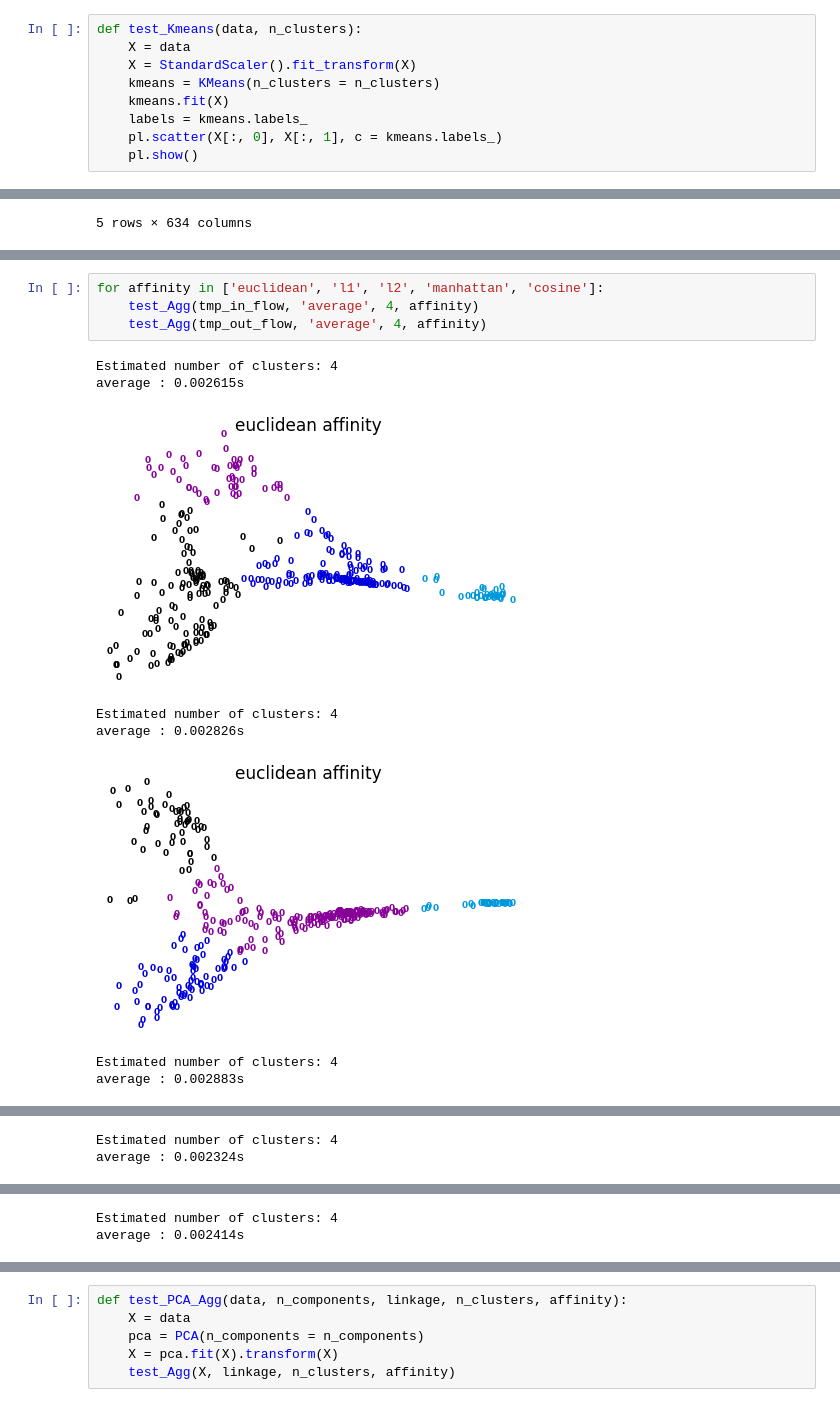
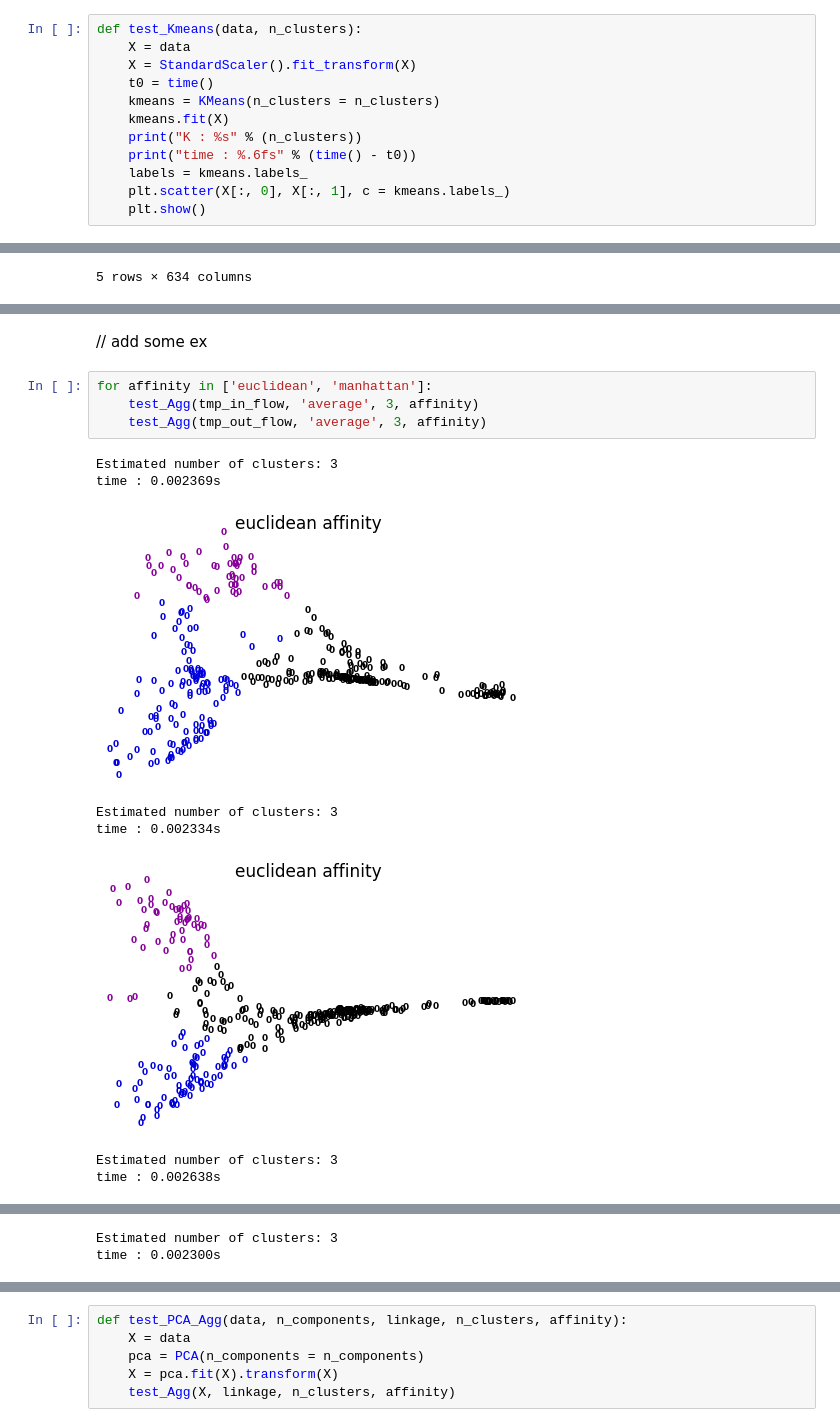
Before and after one commit to ss8651twtw/Data-Mining, a Jupyter notebook: hw2/Group3 hw2 0416077.ipynb, the cells around one changed output, grey strips where cells are left out. Cells and saved outputs as stored; diff of their text form.

```diff
--- a/hw2/Group3 hw2 0416077.ipynb
+++ b/hw2/Group3 hw2 0416077.ipynb
@@ -129,8 +133,11 @@ The algorithm has a loose relationship to the k-nearest neighbor classifier, a p
 def test_Kmeans(data, n_clusters):
     X = data
     X = StandardScaler().fit_transform(X)
+    t0 = time()
     kmeans = KMeans(n_clusters = n_clusters)
     kmeans.fit(X)
+    print("K : %s" % (n_clusters))
+    print("time : %.6fs" % (time() - t0))
     labels = kmeans.labels_
-    pl.scatter(X[:, 0], X[:, 1], c = kmeans.labels_)
-    pl.show()
+    plt.scatter(X[:, 0], X[:, 1], c = kmeans.labels_)
+    plt.show()
@@ -273,16 +343,18 @@ def test_Agg(data, linkage, n_clusters, affinity):
 
     plot_clustering(X_red, X, clustering.labels_, "%s affinity" % affinity)
     plt.show()
+# %% [markdown]
+// add some ex
 # %%
-for affinity in ['euclidean', 'l1', 'l2', 'manhattan', 'cosine']:
-    test_Agg(tmp_in_flow, 'average', 4, affinity)
-    test_Agg(tmp_out_flow, 'average', 4, affinity)
+for affinity in ['euclidean', 'manhattan']:
+    test_Agg(tmp_in_flow, 'average', 3, affinity)
+    test_Agg(tmp_out_flow, 'average', 3, affinity)
 # %% [output]
-Estimated number of clusters: 4
-average : 0.002615s
+Estimated number of clusters: 3
+time : 0.002369s
-[figure, old version]
+[figure, new version]
-Estimated number of clusters: 4
-average : 0.002826s
+Estimated number of clusters: 3
+time : 0.002334s
-[figure, old version]
+[figure, new version]
-Estimated number of clusters: 4
-average : 0.002883s
+Estimated number of clusters: 3
+time : 0.002638s
@@ -290,2 +362,2 @@ average : 0.002883s
-Estimated number of clusters: 4
-average : 0.002324s
+Estimated number of clusters: 3
+time : 0.002300s
@@ -293,2 +364,0 @@ average : 0.002324s
-Estimated number of clusters: 4
-average : 0.002414s
```
Also changed, not shown: parts of 19 cells of this notebook.
